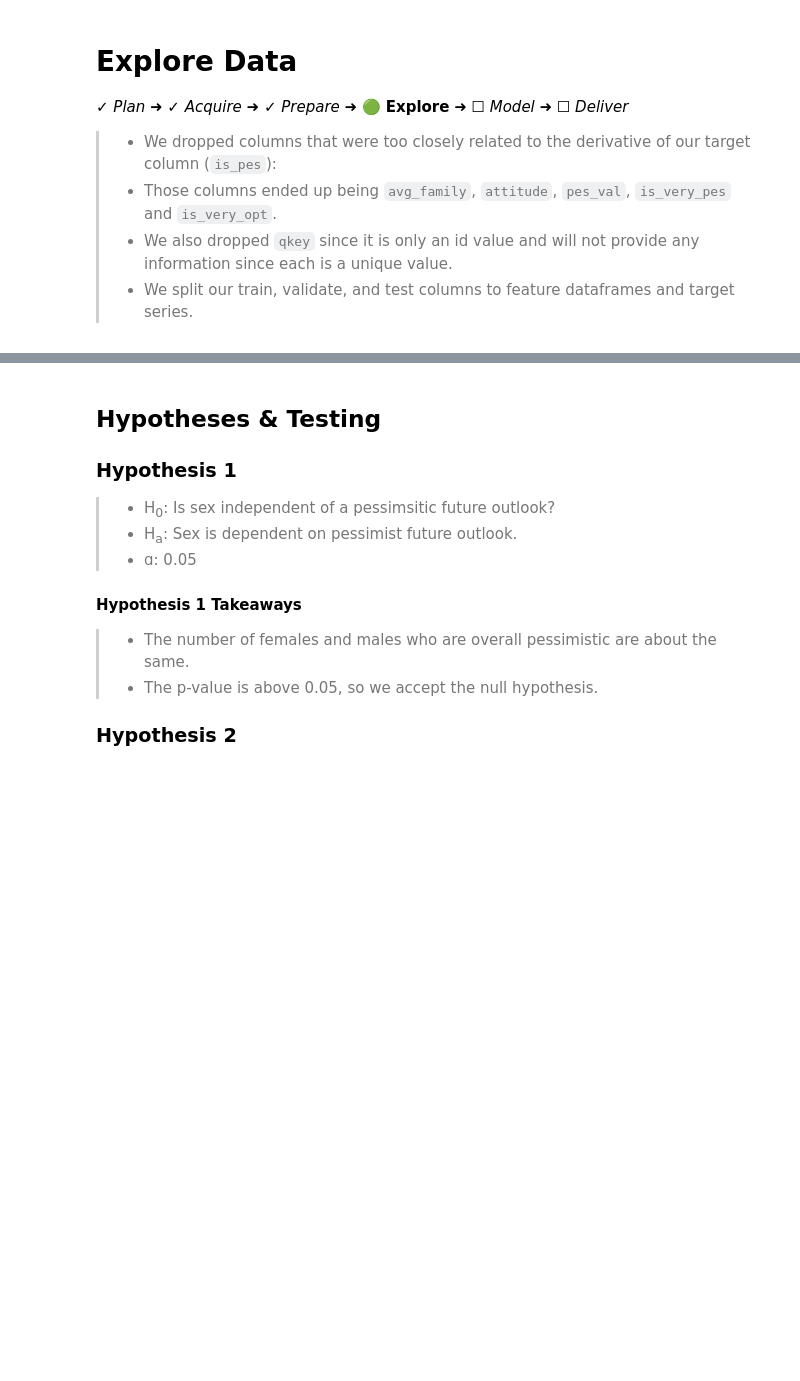
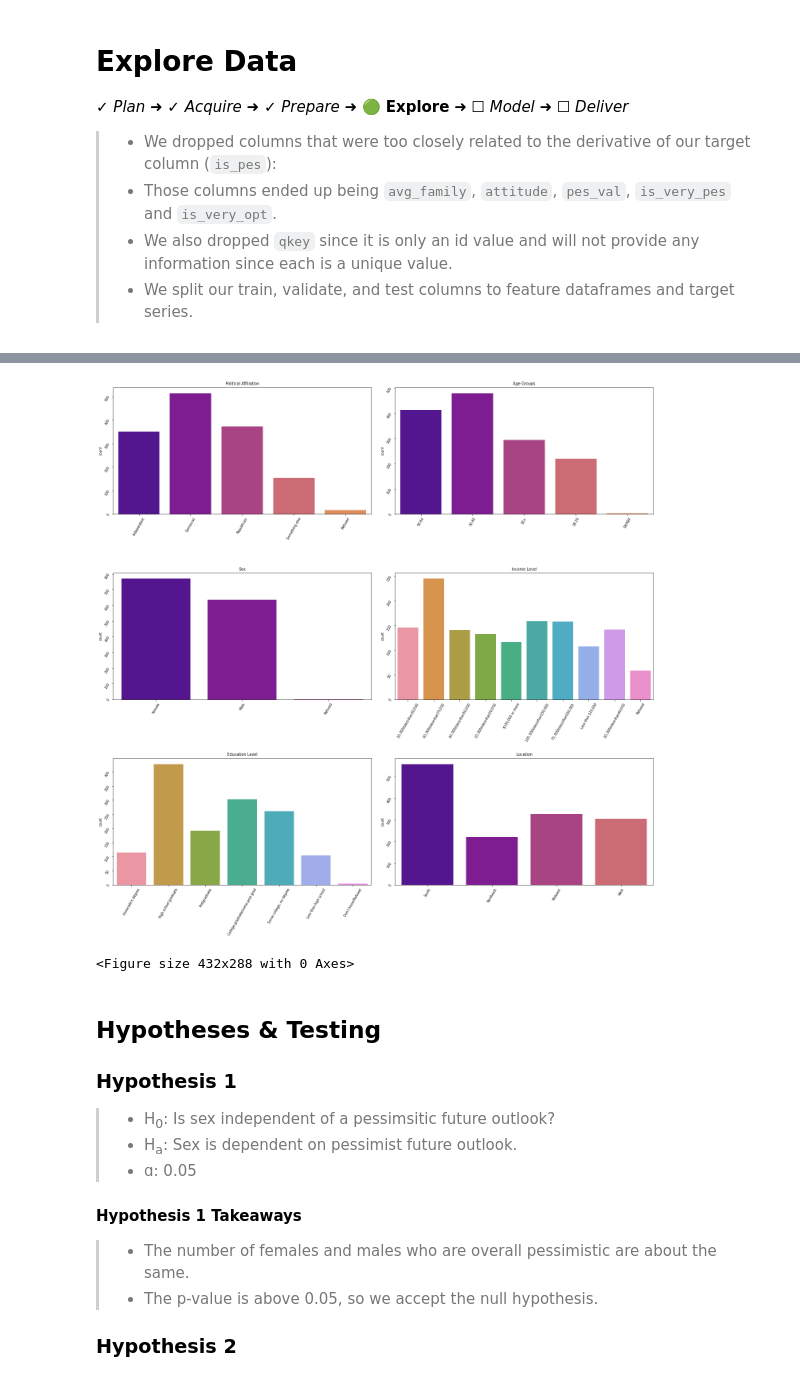
Before and after one commit to american-perspectives-capstone/american-attitudes, a Jupyter notebook: final_notebook.ipynb, the cells around one changed output, grey strips where cells are left out. Saved outputs shown, nothing was run; the diff lists cells and outputs as text; code cells hidden in the pictures; blank space fills up the shorter version.

```diff
--- a/final_notebook.ipynb
+++ b/final_notebook.ipynb
@@ -753,3 +771,47 @@ train.shape, validate.shape, test.shape
+# %%
+fig, axes = plt.subplots(nrows=3, ncols=2, sharey=False, sharex=False,  figsize=(20,20))
+
+# Set suptitle
+#fig.suptitle(f'Univariate')
+#plt.xticks(rotation=45)
+
+# First plot and its title
+sns.countplot(data=train, x='political_party_identity', ax=axes[0,0]).set_title('Political Affiliation')
+axes[0,0].tick_params(labelrotation=60)
+axes[0,0].set(xlabel=None)
+
+# Second plot and its title
+sns.countplot(data=train, x='age', ax=axes[0,1]).set_title('Age Groups')
+axes[0,1].tick_params(labelrotation=60)
+axes[0,1].set(xlabel=None)
+
+# Third plot and its title
+sns.countplot(data=train, x='sex', ax=axes[1,0]).set_title('Sex')
+axes[1,0].tick_params(labelrotation=60)
+axes[1,0].set(xlabel=None)
+
+# Fourth plot and its title
+sns.countplot(data=train, x='family_income_nine_categories', ax=axes[1,1]).set_title('Income Level')
+axes[1,1].tick_params(labelrotation=60)
+axes[1,1].set(xlabel=None)
+
+# Fifth plot and its title
+sns.countplot(data=train, x='highest_education_six_categories', ax=axes[2,0]).set_title('Education Level')
+axes[2,0].tick_params(labelrotation=60)
+axes[2,0].set(xlabel=None)
+
+# Sixth plot and its title
+sns.countplot(data=train, x='census_region', ax=axes[2,1]).set_title('Location')
+axes[2,1].tick_params(labelrotation=60)
+axes[2,1].set(xlabel=None)
+
+plt.rcParams.update({'font.size': 8})
+plt.tight_layout(pad=3)
+plt.show()
+plt.savefig('images/_univariate_exploration.png')
+# %% [output]
+[figure, added]
+<Figure size 432x288 with 0 Axes>
 # %% [markdown]
 <a name='hypotheses'></a>
 ## Hypotheses & Testing
```
Also changed, not shown: parts of 17 cells of this notebook.
